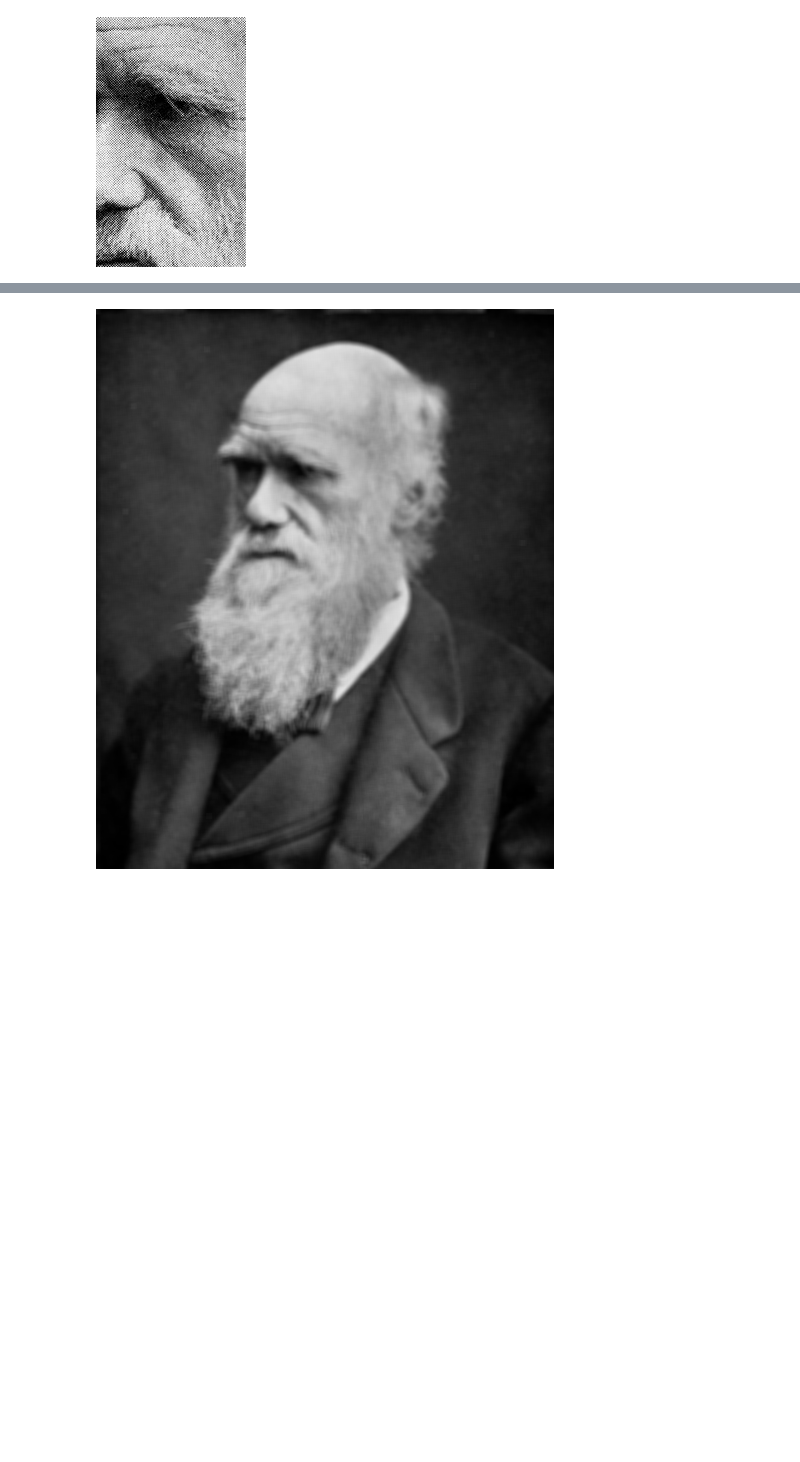
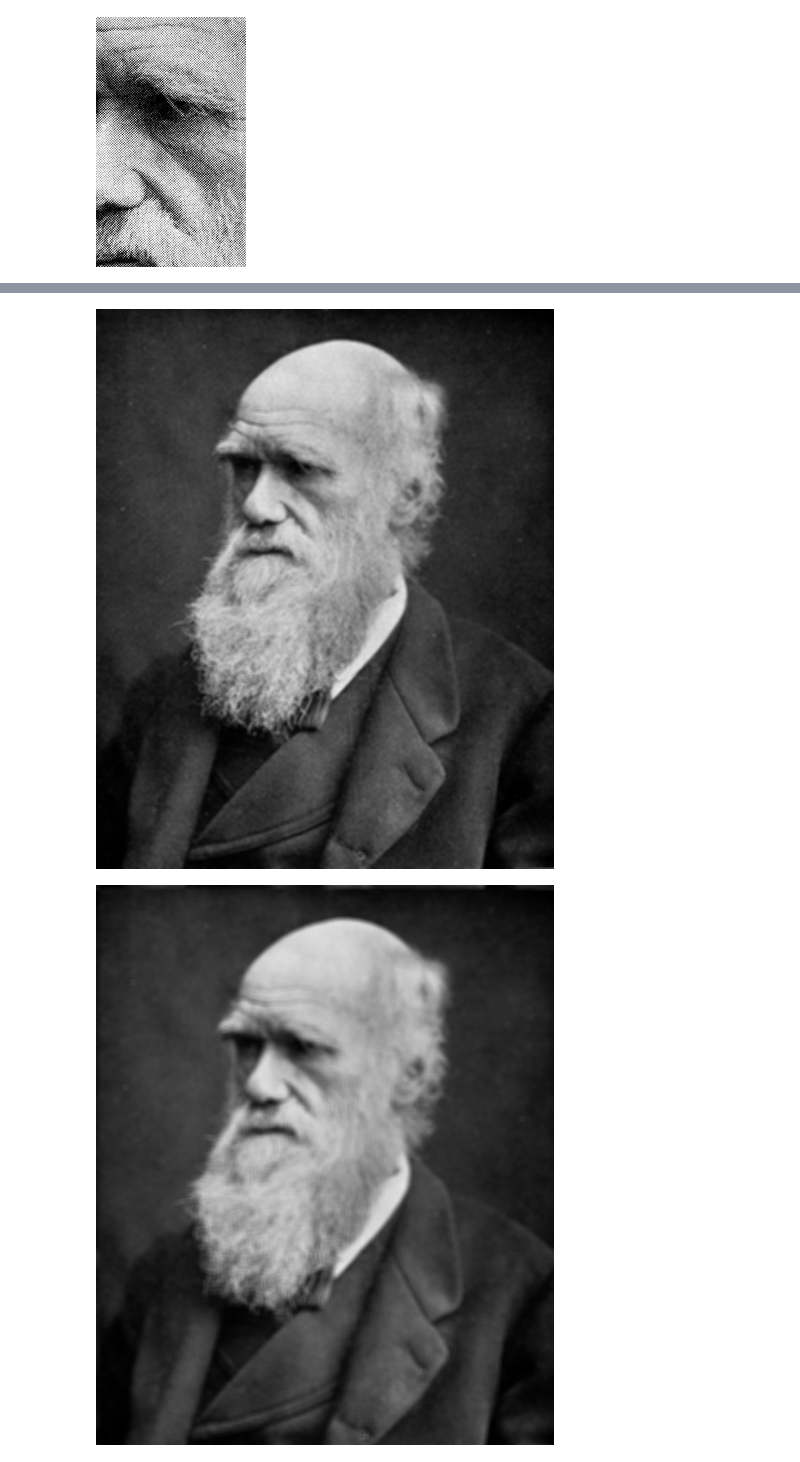
Before and after one commit to mivt18/02blur, a Jupyter notebook: 02blur.ipynb, the cells around one changed output, grey strips where cells are left out. Saved outputs shown, nothing was run; the diff lists cells and outputs as text; code cells hidden in the pictures; blank space fills up the shorter version.

```diff
--- a/02blur.ipynb
+++ b/02blur.ipynb
@@ -83,3 +79,8 @@ blur_np(pic,10)
+# %%
+
+blur_np(Image.fromarray(a),3)
+# %% [output]
+[figure, added]
 # %%
 img2 = blur_npnp(img,5)
 img2
```
Also changed, not shown: parts of 16 cells of this notebook, 1 other file.
